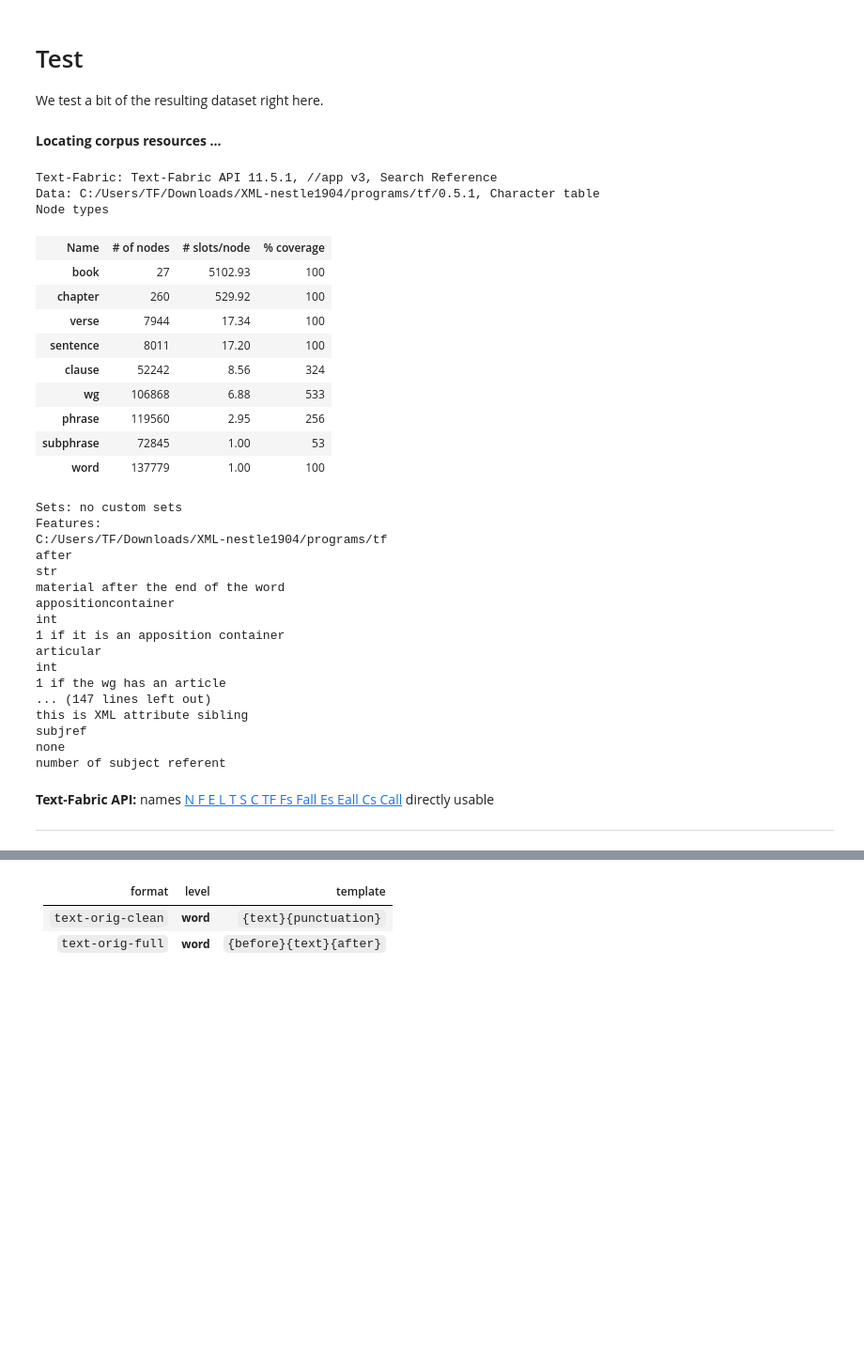
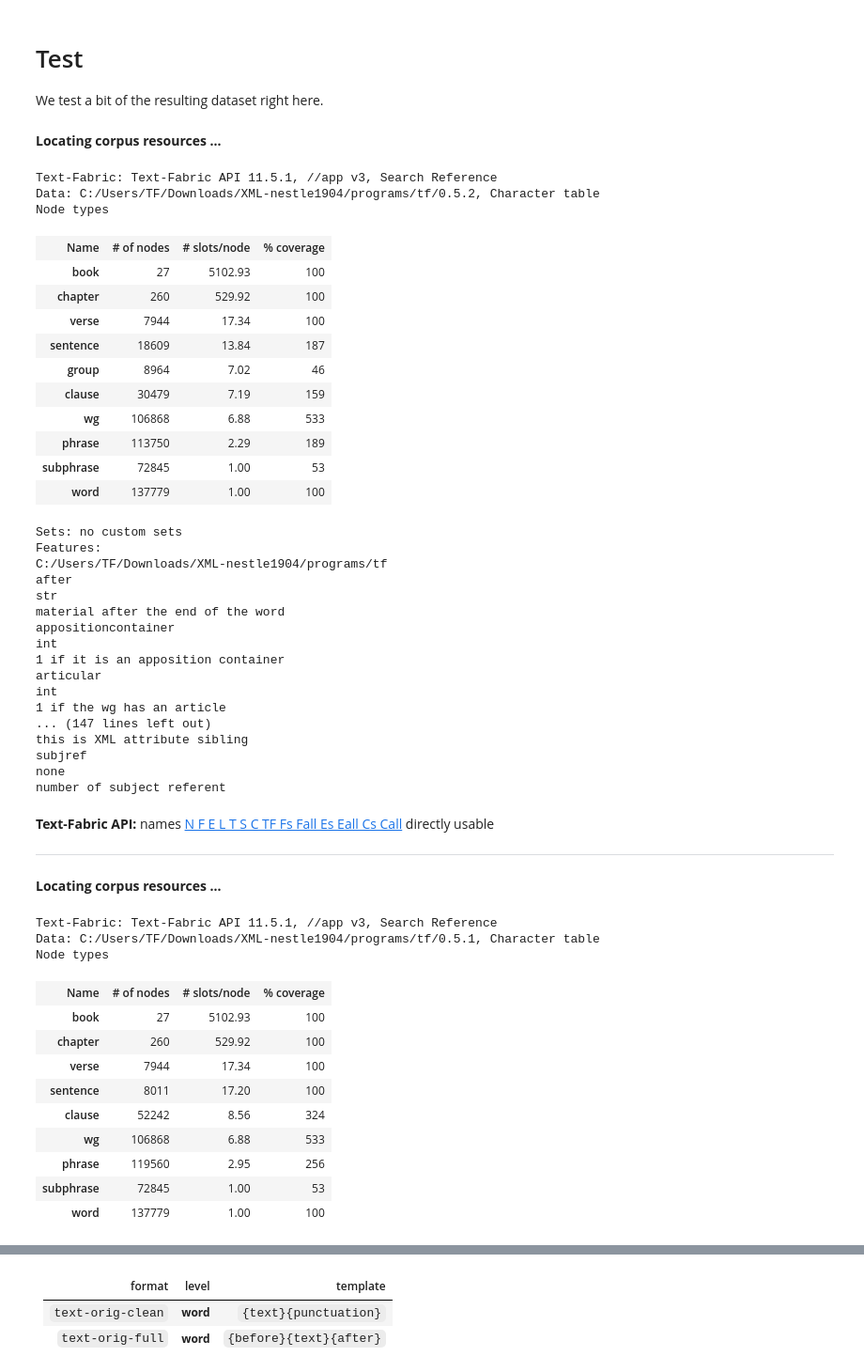
Before and after one commit to saulocantanhede/tfgreek2, a Jupyter notebook: tfFromLowfat.ipynb, the cells around one changed output, grey strips where cells are left out. Shown at 94% size. Drawn from its saved outputs; the diff is of its cells as text; code cells hidden in the pictures; blank space fills up the shorter version.

Commit message:
Uptade in the sentence container

```diff
--- a/tfFromLowfat.ipynb
+++ b/tfFromLowfat.ipynb
@@ -164,22 +155,24 @@ True
 
 We test a bit of the resulting dataset right here.
 # %%
-A = use("app:~/Downloads/XML-nestle1904/programs/app", version="0.5.1", hoist=globals())
-#B = use("etcbc/nestle1904", hoist=globals())
-#B = use("saulocantanhede/tfgreek2", version="0.5.0", hoist=globals())
+A = use("app:~/Downloads/XML-nestle1904/programs/app", version="0.5.2", hoist=globals())
+B = use("app:~/Downloads/XML-nestle1904/programs/app", version="0.5.1", hoist=globals())
+#C = use("etcbc/nestle1904", hoist=globals())
+#B = use("saulocantanhede/tfgreek2", version="0.5.2", hoist=globals())
 # %% [output]
 **Locating corpus resources ...**
 Text-Fabric: Text-Fabric API 11.5.1, //app v3, Search Reference
-Data: C:/Users/TF/Downloads/XML-nestle1904/programs/tf/0.5.1, Character table
+Data: C:/Users/TF/Downloads/XML-nestle1904/programs/tf/0.5.2, Character table
 Node types
 | Name | # of nodes | # slots/node | % coverage |
 | book | 27 | 5102.93 | 100 |
 | chapter | 260 | 529.92 | 100 |
 | verse | 7944 | 17.34 | 100 |
-| sentence | 8011 | 17.20 | 100 |
-| clause | 52242 | 8.56 | 324 |
+| sentence | 18609 | 13.84 | 187 |
+| group | 8964 | 7.02 | 46 |
+| clause | 30479 | 7.19 | 159 |
 | wg | 106868 | 6.88 | 533 |
-| phrase | 119560 | 2.95 | 256 |
+| phrase | 113750 | 2.29 | 189 |
 | subphrase | 72845 | 1.00 | 53 |
 | word | 137779 | 1.00 | 100 |
 Sets: no custom sets
@@ -200,3 +193,17 @@ subjref
 none
 number of subject referent
 Text-Fabric API: names N F E L T S C TF Fs Fall Es Eall Cs Call directly usable
+**Locating corpus resources ...**
+Text-Fabric: Text-Fabric API 11.5.1, //app v3, Search Reference
+Data: C:/Users/TF/Downloads/XML-nestle1904/programs/tf/0.5.1, Character table
+Node types
+| Name | # of nodes | # slots/node | % coverage |
+| book | 27 | 5102.93 | 100 |
+| chapter | 260 | 529.92 | 100 |
+| verse | 7944 | 17.34 | 100 |
+| sentence | 8011 | 17.20 | 100 |
+| clause | 52242 | 8.56 | 324 |
+| wg | 106868 | 6.88 | 533 |
+| phrase | 119560 | 2.95 | 256 |
+| subphrase | 72845 | 1.00 | 53 |
+| word | 137779 | 1.00 | 100 |
```
Also changed, not shown: parts of 23 cells of this notebook, 1 other file.
